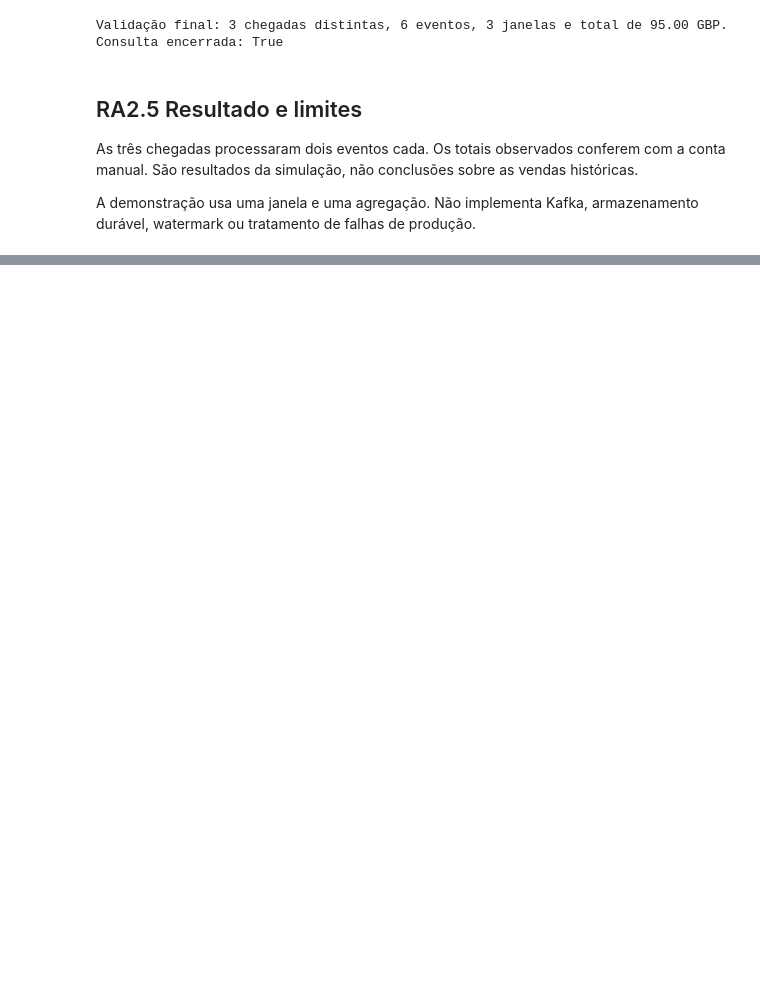
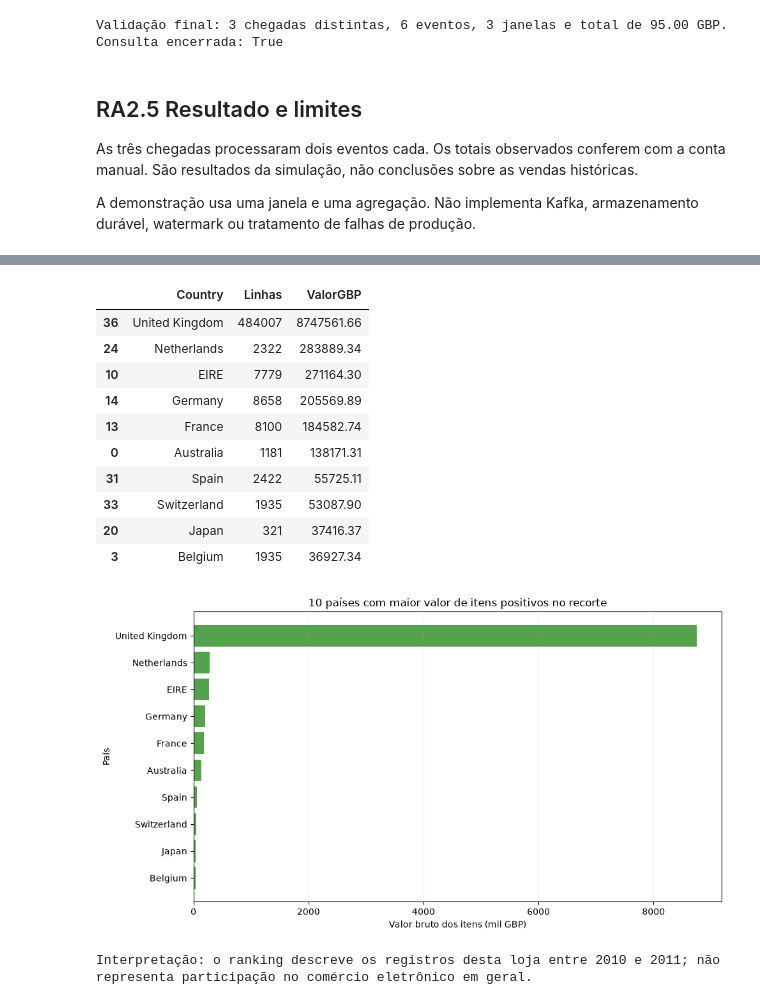
Before and after one commit to ghastsantos/data-analytics-ra1-ra2, a Jupyter notebook: projeto_data_analytics.ipynb, the cells around one changed output, grey strips where cells are left out. Saved outputs shown, nothing was run; the diff lists cells and outputs as text; code cells hidden in the pictures; blank space fills up the shorter version.

```diff
--- a/projeto_data_analytics.ipynb
+++ b/projeto_data_analytics.ipynb
@@ -571,0 +759,29 @@ print(json.dumps(execution_record, ensure_ascii=False, indent=2))
+# %%
+country_values = (add_item_value(loaded).groupby("Country", as_index=False)
+                  .agg(Linhas=("InvoiceNo", "size"), ValorGBP=("ItemValueGBP", "sum"))
+                  .sort_values("ValorGBP", ascending=False))
+top_countries = country_values.head(10).sort_values("ValorGBP")
+display(country_values.head(10).round({"ValorGBP": 2}))
+fig, ax = plt.subplots(figsize=(10, 5.5))
+ax.barh(top_countries["Country"], top_countries["ValorGBP"] / 1000,
+        color="#54A24B")
+ax.set(title="10 países com maior valor de itens positivos no recorte",
+       xlabel="Valor bruto dos itens (mil GBP)", ylabel="País")
+ax.grid(axis="x", alpha=.2)
+fig.tight_layout()
+plt.show()
+print("Interpretação: o ranking descreve os registros desta loja entre 2010 e 2011; não representa participação no comércio eletrônico em geral.")
+# %% [output]
+|  | Country | Linhas | ValorGBP |
+| 36 | United Kingdom | 484007 | 8747561.66 |
+| 24 | Netherlands | 2322 | 283889.34 |
+| 10 | EIRE | 7779 | 271164.30 |
+| 14 | Germany | 8658 | 205569.89 |
+| 13 | France | 8100 | 184582.74 |
+| 0 | Australia | 1181 | 138171.31 |
+| 31 | Spain | 2422 | 55725.11 |
+| 33 | Switzerland | 1935 | 53087.90 |
+| 20 | Japan | 321 | 37416.37 |
+| 3 | Belgium | 1935 | 36927.34 |
+[figure, added]
+Interpretação: o ranking descreve os registros desta loja entre 2010 e 2011; não representa participação no comércio eletrônico em geral.
```
Also changed, not shown: parts of 24 cells of this notebook, 14 other files.
